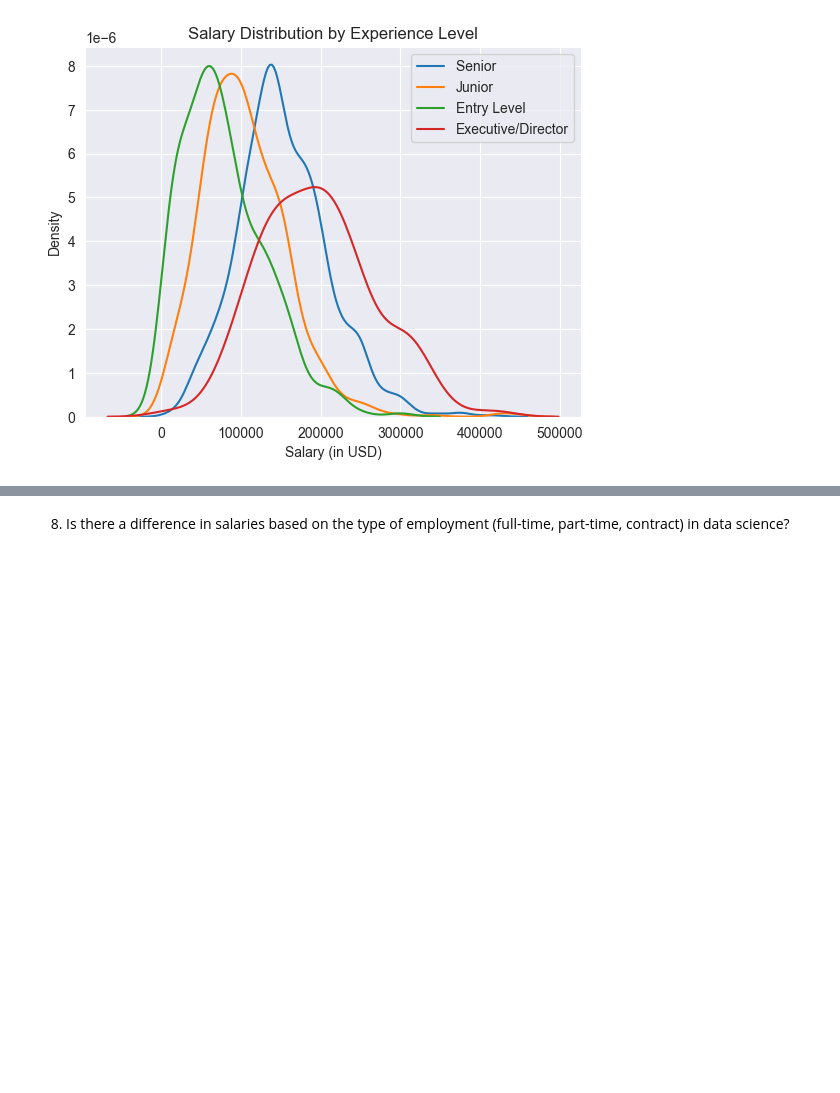
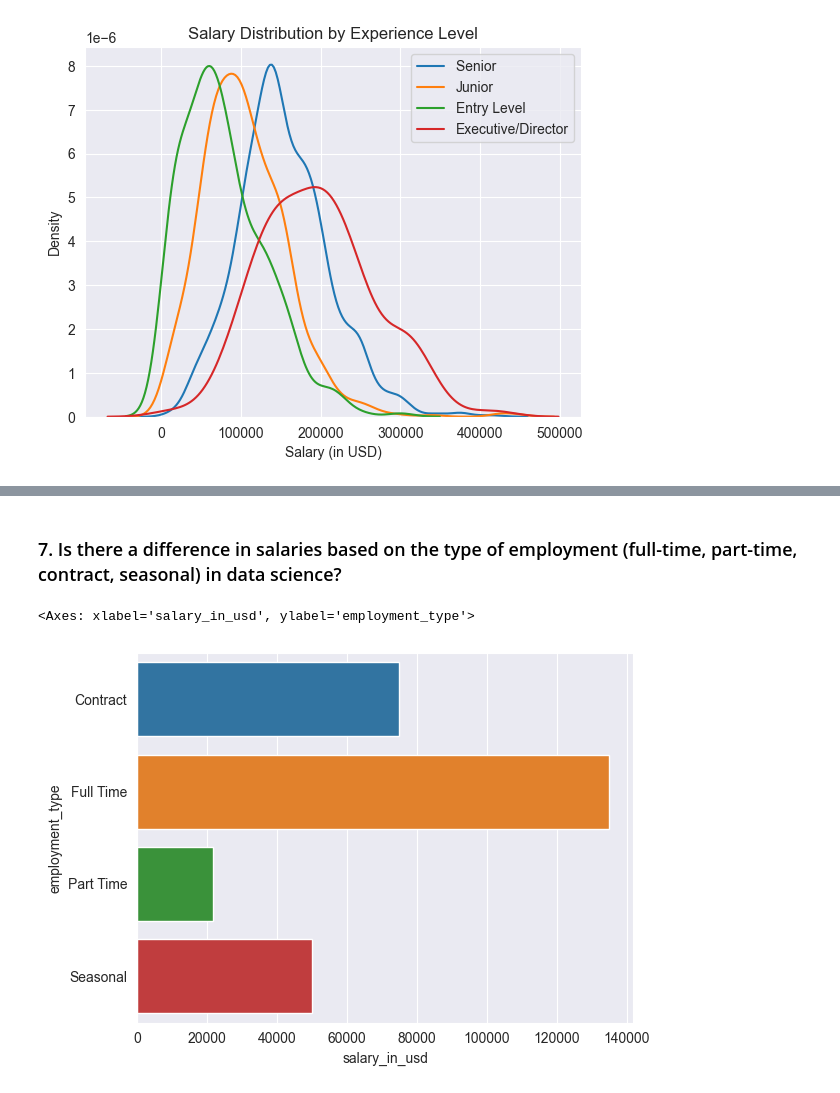
Before and after one commit to Nick-Climaco/code, a Jupyter notebook: Python_code/data projects/Data Science Salaries/notebook.ipynb, the cells around one changed output, grey strips where cells are left out. Cells and saved outputs as stored; diff of their text form; code cells hidden in the pictures; blank space fills up the shorter version.

```diff
--- a/Python_code/data projects/Data Science Salaries/notebook.ipynb
+++ b/Python_code/data projects/Data Science Salaries/notebook.ipynb
@@ -256,3 +255,10 @@ plt.show()
 # %% [markdown]
 
-8. Is there a difference in salaries based on the type of employment (full-time, part-time, contract) in data science?
+### 7. Is there a difference in salaries based on the type of employment (full-time, part-time, contract, seasonal) in data science?
+# %%
+salary_employment_type_df = salary_df.groupby("employment_type")["salary_in_usd"].agg(lambda x : round(np.median(x), 2)).reset_index()
+# %%
+sns.barplot(x = "salary_in_usd", y = "employment_type", data = salary_employment_type_df)
+# %% [output]
+<Axes: xlabel='salary_in_usd', ylabel='employment_type'>
+[figure, added]
```
Also changed, not shown: parts of 11 cells of this notebook.
